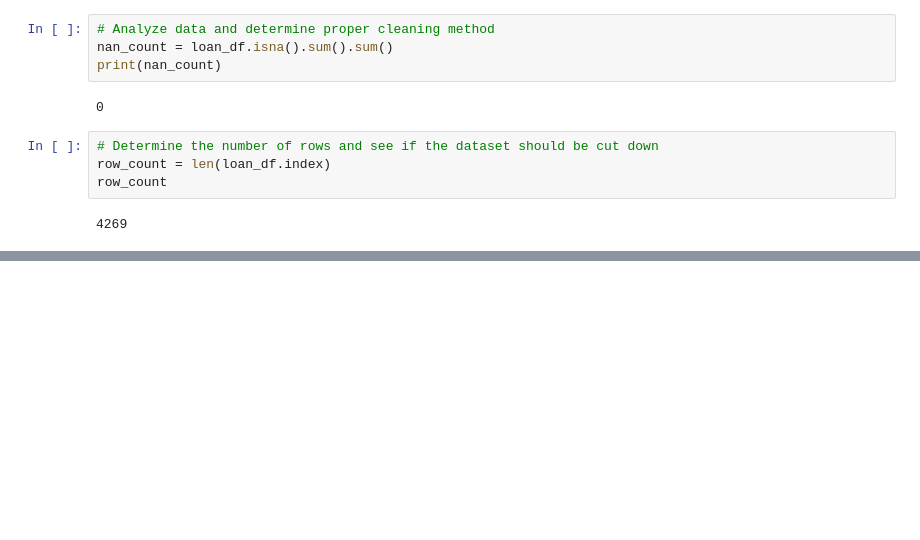
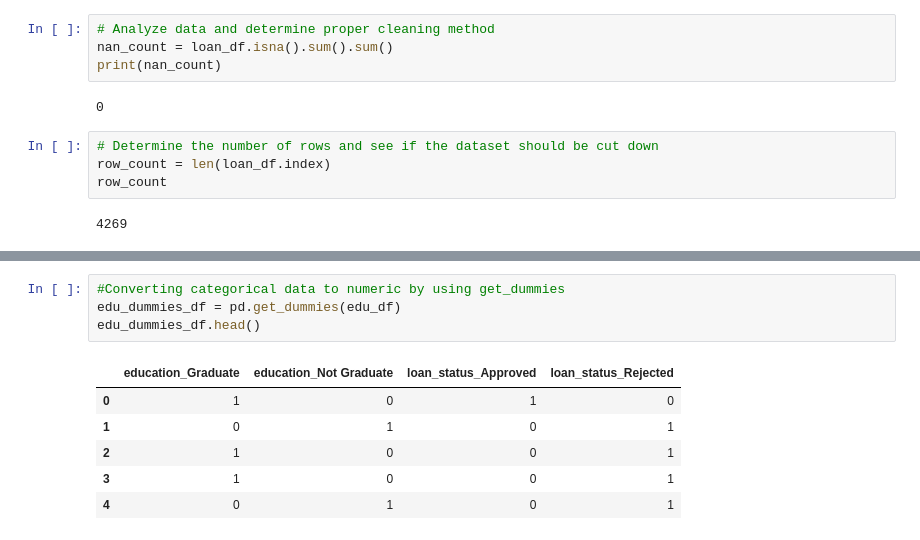
Before and after one commit to j0cinco/loan-applications, a Jupyter notebook: loan_approval.ipynb, the cells around one changed output, grey strips where cells are left out. Drawn from its saved outputs; the diff is of its cells as text; blank space fills up the shorter version.

```diff
--- a/loan_approval.ipynb
+++ b/loan_approval.ipynb
@@ -47,0 +65,11 @@ dtype: object
+# %%
+#Converting categorical data to numeric by using get_dummies
+edu_dummies_df = pd.get_dummies(edu_df)
+edu_dummies_df.head()
+# %% [output]
+|  | education_Graduate | education_Not Graduate | loan_status_Approved | loan_status_Rejected |
+| 0 | 1 | 0 | 1 | 0 |
+| 1 | 0 | 1 | 0 | 1 |
+| 2 | 1 | 0 | 0 | 1 |
+| 3 | 1 | 0 | 0 | 1 |
+| 4 | 0 | 1 | 0 | 1 |
```
Also changed, not shown: parts of 8 cells of this notebook.
